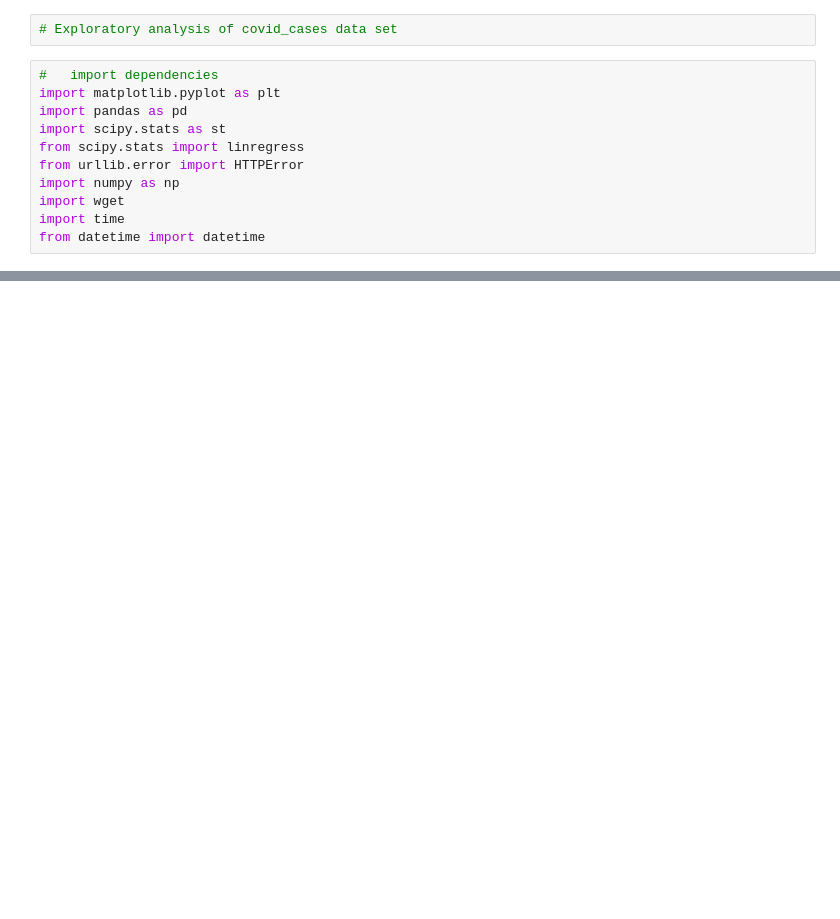
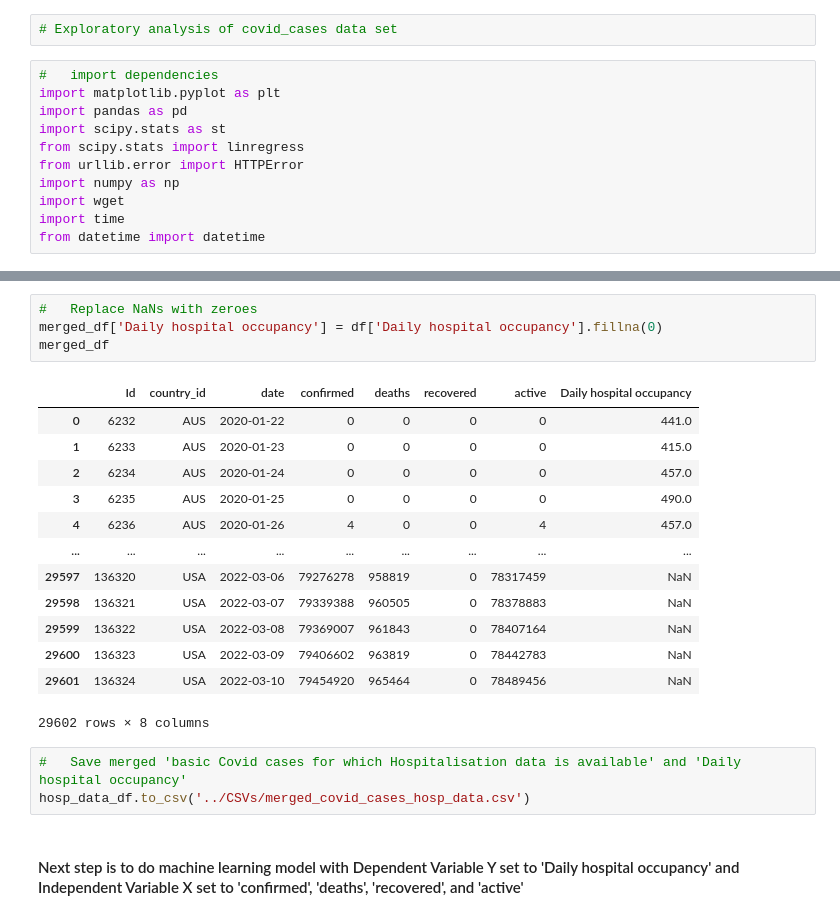
Before and after one commit to MikeMurf/23-Final-Project, a Jupyter notebook: Jupyter/preprocess-covid-data.ipynb, the cells around one changed output, grey strips where cells are left out. Cells and saved outputs as stored; diff of their text form; blank space fills up the shorter version.

```diff
--- a/Jupyter/preprocess-covid-data.ipynb
+++ b/Jupyter/preprocess-covid-data.ipynb
@@ -70,0 +298,23 @@ df
+# %%
+#   Replace NaNs with zeroes
+merged_df['Daily hospital occupancy'] = df['Daily hospital occupancy'].fillna(0)
+merged_df
+# %% [output]
+|  | Id | country_id | date | confirmed | deaths | recovered | active | Daily hospital occupancy |
+| 0 | 6232 | AUS | 2020-01-22 | 0 | 0 | 0 | 0 | 441.0 |
+| 1 | 6233 | AUS | 2020-01-23 | 0 | 0 | 0 | 0 | 415.0 |
+| 2 | 6234 | AUS | 2020-01-24 | 0 | 0 | 0 | 0 | 457.0 |
+| 3 | 6235 | AUS | 2020-01-25 | 0 | 0 | 0 | 0 | 490.0 |
+| 4 | 6236 | AUS | 2020-01-26 | 4 | 0 | 0 | 4 | 457.0 |
+| ... | ... | ... | ... | ... | ... | ... | ... | ... |
+| 29597 | 136320 | USA | 2022-03-06 | 79276278 | 958819 | 0 | 78317459 | NaN |
+| 29598 | 136321 | USA | 2022-03-07 | 79339388 | 960505 | 0 | 78378883 | NaN |
+| 29599 | 136322 | USA | 2022-03-08 | 79369007 | 961843 | 0 | 78407164 | NaN |
+| 29600 | 136323 | USA | 2022-03-09 | 79406602 | 963819 | 0 | 78442783 | NaN |
+| 29601 | 136324 | USA | 2022-03-10 | 79454920 | 965464 | 0 | 78489456 | NaN |
+29602 rows × 8 columns
+# %%
+#   Save merged 'basic Covid cases for which Hospitalisation data is available' and 'Daily hospital occupancy'
+hosp_data_df.to_csv('../CSVs/merged_covid_cases_hosp_data.csv')
+# %% [markdown]
+####  Next step is to do machine learning model with Dependent Variable Y set to 'Daily hospital occupancy' and Independent Variable X set to 'confirmed', 'deaths', 'recovered', and 'active'
```
Also changed, not shown: parts of 17 cells of this notebook, 1 other file.
